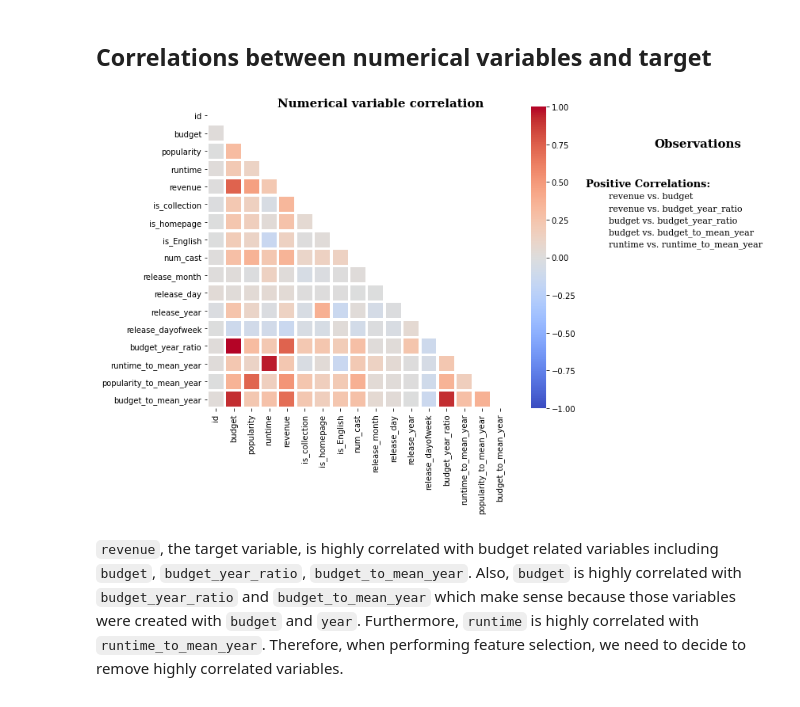
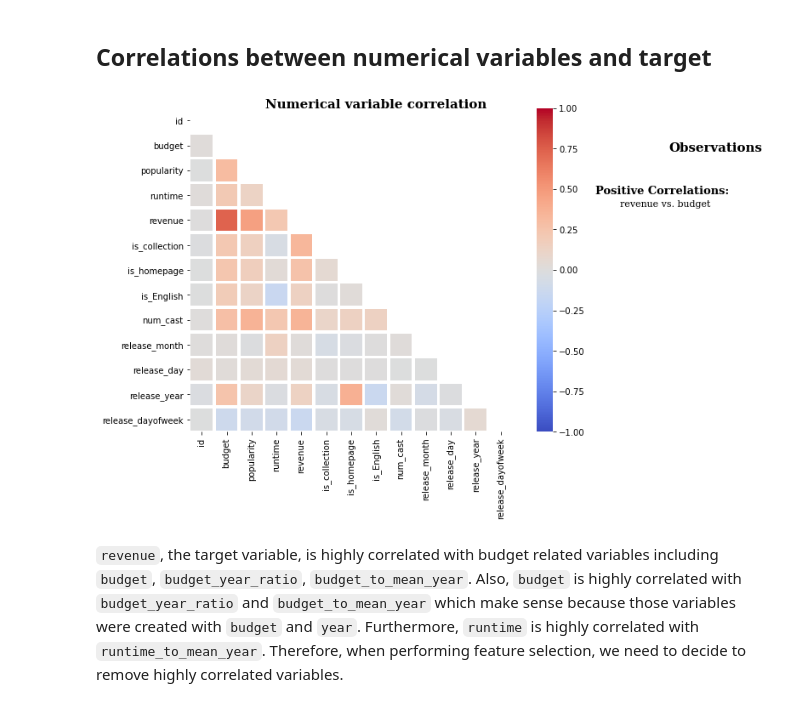
Before and after one commit to yejiseoung/TMDB, a Jupyter notebook: TMDB_EDA_FeatureEngineering.ipynb, the cells around one changed output. Drawn from its saved outputs; the diff is of its cells as text; code cells hidden in the pictures.

```diff
--- a/TMDB_EDA_FeatureEngineering.ipynb
+++ b/TMDB_EDA_FeatureEngineering.ipynb
@@ -158,5 +153,0 @@ Based on the fact we found in 1.2 temporal variables, we can create new variable
-# %%
-data['budget_year_ratio'] = data['budget'] / (data['release_year']*data['release_year'])
-data['runtime_to_mean_year'] = data['runtime'] / (data.groupby('release_year')['runtime'].transform('mean'))
-data['popularity_to_mean_year'] = data['popularity'] / (data.groupby('release_year')['popularity'].transform('mean'))
-data['budget_to_mean_year'] = data['budget'] / (data.groupby('release_year')['budget'].transform('mean'))
@@ -536,24 +483,20 @@ for var in cat_vars:
 # %%
 corr = data.corr()
 mask = np.zeros_like(corr, dtype=np.bool)
 mask[np.triu_indices_from(mask)] = True
 fig, ax = plt.subplots(figsize=(10,7))
 
 fig.text(.34, .88, 'Numerical variable correlation', fontfamily='serif', fontweight='bold', fontsize=15)
 fig.text(1.00,.78, 'Observations', fontfamily='serif', fontweight='bold', fontsize=15)
 fig.text(.88, .68, 'Positive Correlations:', fontfamily='serif', fontweight='bold', fontsize=13)
 fig.text(.92, .65, 'revenue vs. budget', fontfamily='serif', fontweight='light', fontsize=11)
-fig.text(.92, .62, 'revenue vs. budget_year_ratio', fontfamily='serif', fontweight='light', fontsize=11)
-fig.text(.92, .59, 'budget vs. budget_year_ratio', fontfamily='serif', fontweight='light', fontsize=11)
-fig.text(.92, .56, 'budget vs. budget_to_mean_year', fontfamily='serif', fontweight='light', fontsize=11)
-fig.text(.92, .53, 'runtime vs. runtime_to_mean_year', fontfamily='serif', fontweight='light', fontsize=11)
 
 
 
 pl = sns.heatmap(corr, mask=mask, cmap='coolwarm', vmax=1.0, vmin=-1.0, center=0, square=True, linewidths=2.5)
 plt.show()
 # %% [output]
-[figure, old version]
+[figure, new version]
 # %% [markdown]
 `revenue`, the target variable, is highly correlated with budget related variables including `budget`, `budget_year_ratio`, `budget_to_mean_year`.  Also, `budget` is highly correlated with `budget_year_ratio` and `budget_to_mean_year` which make sense because those variables were created with `budget` and `year`. Furthermore, `runtime` is highly correlated with `runtime_to_mean_year`. Therefore, when performing feature selection, we need to decide to remove highly correlated variables.
 # %% [markdown]
```
Also changed, not shown: parts of 23 cells of this notebook.
